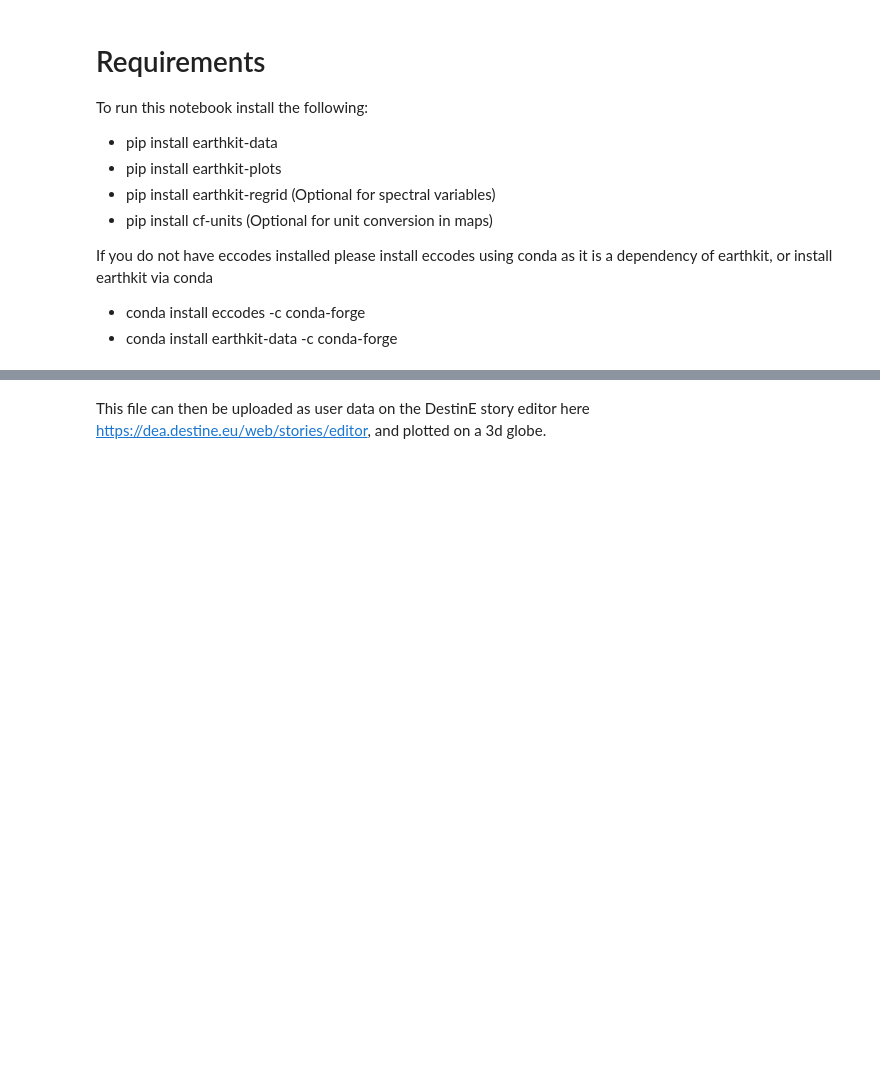
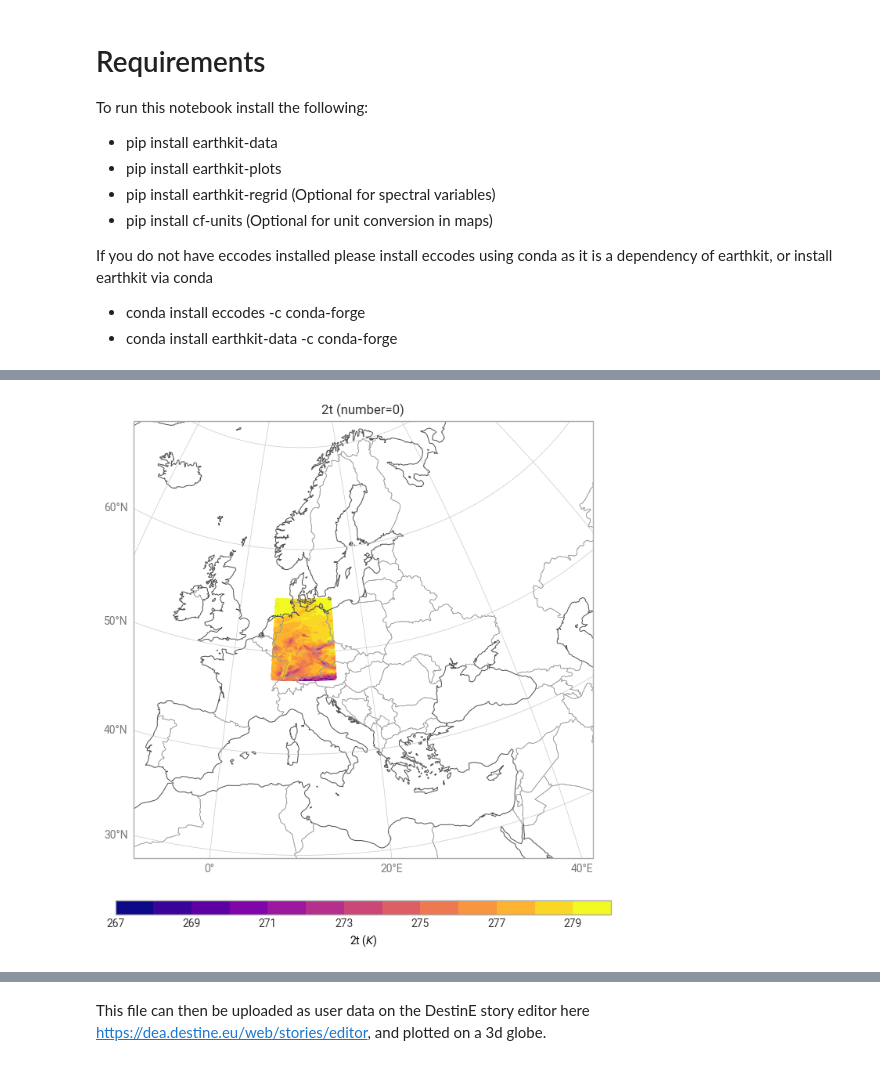
Before and after one commit to trackow/polytope-examples, a Jupyter notebook: climate-dt/climate-dt-earthkit-geotiff.ipynb, the cells around one changed output, grey strips where cells are left out. Cells and saved outputs as stored; diff of their text form; code cells hidden in the pictures; blank space fills up the shorter version.

```diff
--- a/climate-dt/climate-dt-earthkit-geotiff.ipynb
+++ b/climate-dt/climate-dt-earthkit-geotiff.ipynb
@@ -74,16 +92,18 @@ ds
 # %%
 chart = earthkit.plots.Map(domain="Europe")
-chart.point_cloud(ds['2t'], x="longitude", y="latitude")
+chart.point_cloud(ds['2t'])
 
 chart.coastlines()
 chart.borders()
 chart.gridlines()
 
 chart.title("{variable_name} (number={number})")
 
 chart.legend()
 
 chart.show()
+# %% [output]
+[figure, added]
 # %%
 from covjsonkit.api import Covjsonkit
 
```
Also changed, not shown: parts of 8 cells of this notebook, 29 other files.
